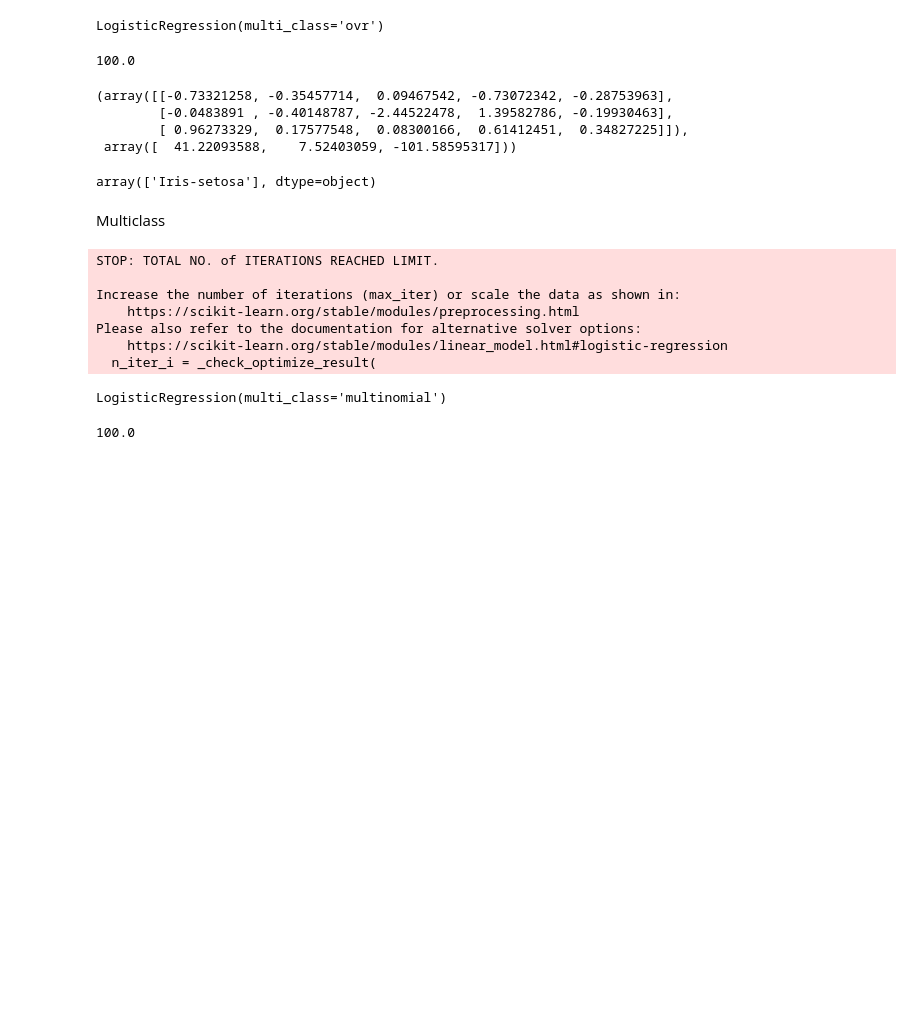
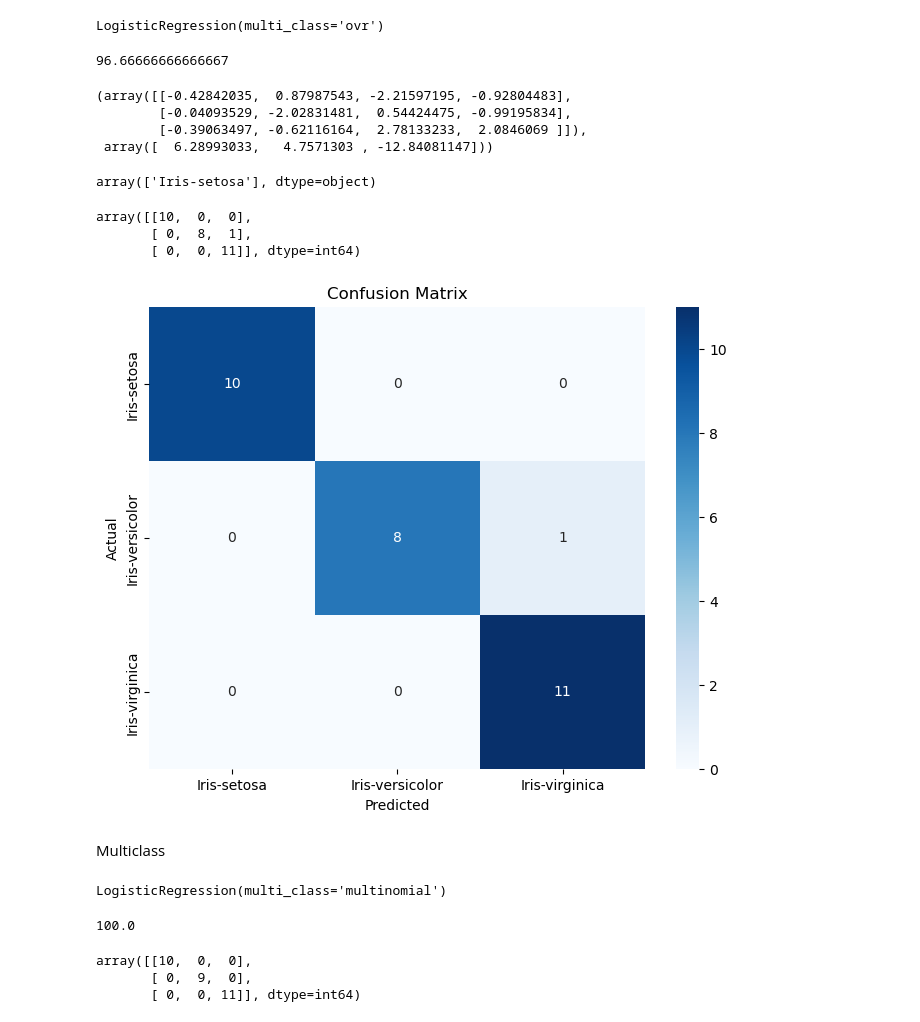
Before and after one commit to 07fahim/Python, a Jupyter notebook: Python/Supervised Learning in ML/Multiclass Logistic Regression.ipynb, the cells around one changed output. Drawn from its saved outputs; the diff is of its cells as text; code cells hidden in the pictures; blank space fills up the shorter version.

Commit message:
Logistic reg

```diff
--- a/Python/Supervised Learning in ML/Multiclass Logistic Regression.ipynb
+++ b/Python/Supervised Learning in ML/Multiclass Logistic Regression.ipynb
@@ -25,5 +25,6 @@ plt.show()
 # %% [output]
 [figure]
 # %%
-x=dataset.iloc[:,:-1]
+x=dataset.iloc[:,1:-1]
+print(x)
 y=dataset['Species']
@@ -42,12 +58,12 @@ LogisticRegression(multi_class='ovr')
 # %%
 lr.score(x_test,y_test)*100
 # %% [output]
-100.0
+96.66666666666667
 # %%
 lr.coef_,lr.intercept_
 # %% [output]
-(array([[-0.73321258, -0.35457714,  0.09467542, -0.73072342, -0.28753963],
-        [-0.0483891 , -0.40148787, -2.44522478,  1.39582786, -0.19930463],
-        [ 0.96273329,  0.17577548,  0.08300166,  0.61412451,  0.34827225]]),
- array([  41.22093588,    7.52403059, -101.58595317]))
+(array([[-0.42842035,  0.87987543, -2.21597195, -0.92804483],
+        [-0.04093529, -2.02831481,  0.54424475, -0.99195834],
+        [-0.39063497, -0.62116164,  2.78133233,  2.0846069 ]]),
+ array([  6.28993033,   4.7571303 , -12.84081147]))
 # %%
@@ -55,5 +71,24 @@ lr.predict([[1,5.1,3.5,1.4,0.2]])
 # %% [output]
 array(['Iris-setosa'], dtype=object)
+# %%
+from sklearn.metrics import confusion_matrix,precision_score,recall_score,f1_score
+
+cf1=confusion_matrix(y_test,lr.predict(x_test),labels=lr.classes_)
+cf1
+# %% [output]
+array([[10,  0,  0],
+       [ 0,  8,  1],
+       [ 0,  0, 11]], dtype=int64)
+# %%
+# Plot confusion matrix
+plt.figure(figsize=(8, 6))
+sns.heatmap(cf1, annot=True, fmt='d', cmap='Blues', xticklabels=lr.classes_, yticklabels=lr.classes_)
+plt.xlabel('Predicted')
+plt.ylabel('Actual')
+plt.title('Confusion Matrix')
+plt.show()
+# %% [output]
+[figure, added]
 # %% [markdown]
 Multiclass
 # %%
@@ -62,15 +97,15 @@ from sklearn.linear_model import LogisticRegression
 lr1=LogisticRegression(multi_class="multinomial")
 lr1.fit(x_train,y_train)
 # %% [output]
-STOP: TOTAL NO. of ITERATIONS REACHED LIMIT.
-
-Increase the number of iterations (max_iter) or scale the data as shown in:
-    https://scikit-learn.org/stable/modules/preprocessing.html
-Please also refer to the documentation for alternative solver options:
-    https://scikit-learn.org/stable/modules/linear_model.html#logistic-regression
-  n_iter_i = _check_optimize_result(
+LogisticRegression(multi_class='multinomial')
-LogisticRegression(multi_class='multinomial')
 # %%
 lr1.score(x_test,y_test)*100
 # %% [output]
 100.0
+# %%
+cf2=confusion_matrix(y_test,lr1.predict(x_test),labels=lr1.classes_)
+cf2
+# %% [output]
+array([[10,  0,  0],
+       [ 0,  9,  0],
+       [ 0,  0, 11]], dtype=int64)
```
Also changed, not shown: parts of 3 cells of this notebook.
